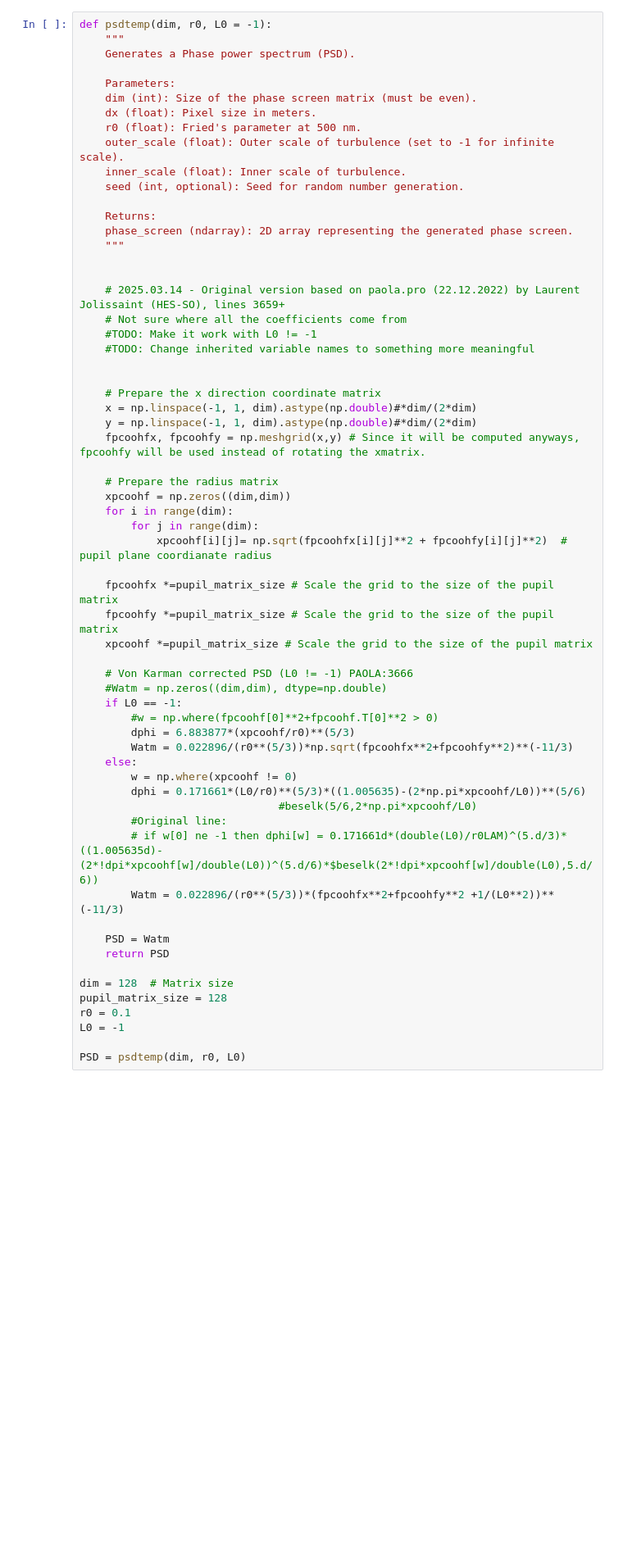
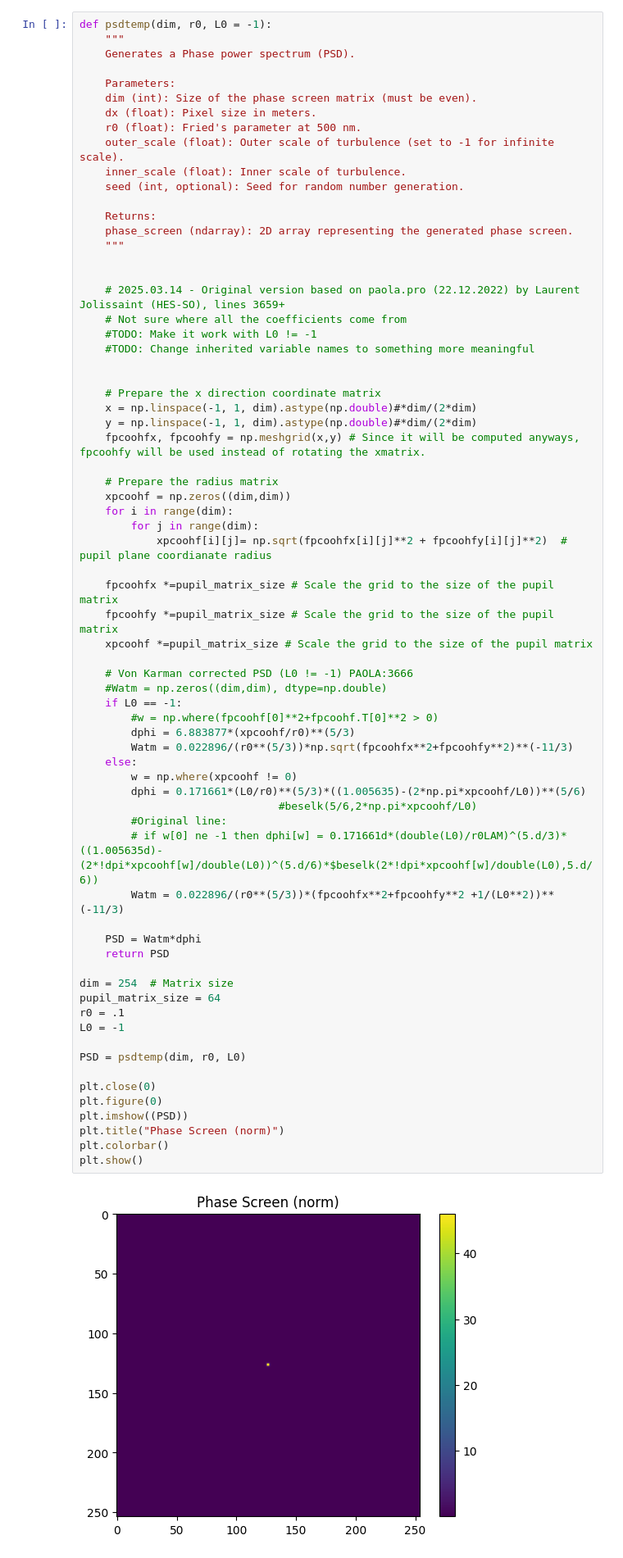
Before and after one commit to HumbertDominique/OWS, a Jupyter notebook: temp.ipynb, the cells around one changed output. Shown at 82% size. Drawn from its saved outputs; the diff is of its cells as text; blank space fills up the shorter version.

```diff
--- a/temp.ipynb
+++ b/temp.ipynb
@@ -40,37 +40,46 @@ def psdtemp(dim, r0, L0 = -1):
 
     # Prepare the radius matrix
     xpcoohf = np.zeros((dim,dim))
     for i in range(dim):
         for j in range(dim):
             xpcoohf[i][j]= np.sqrt(fpcoohfx[i][j]**2 + fpcoohfy[i][j]**2)  # pupil plane coordianate radius
 
     fpcoohfx *=pupil_matrix_size # Scale the grid to the size of the pupil matrix
     fpcoohfy *=pupil_matrix_size # Scale the grid to the size of the pupil matrix
     xpcoohf *=pupil_matrix_size # Scale the grid to the size of the pupil matrix
 
     # Von Karman corrected PSD (L0 != -1) PAOLA:3666
     #Watm = np.zeros((dim,dim), dtype=np.double)
     if L0 == -1:
         #w = np.where(fpcoohf[0]**2+fpcoohf.T[0]**2 > 0)
         dphi = 6.883877*(xpcoohf/r0)**(5/3)
         Watm = 0.022896/(r0**(5/3))*np.sqrt(fpcoohfx**2+fpcoohfy**2)**(-11/3)
     else:
         w = np.where(xpcoohf != 0)
         dphi = 0.171661*(L0/r0)**(5/3)*((1.005635)-(2*np.pi*xpcoohf/L0))**(5/6)
                                #beselk(5/6,2*np.pi*xpcoohf/L0)
         #Original line:
         # if w[0] ne -1 then dphi[w] = 0.171661d*(double(L0)/r0LAM)^(5.d/3)*((1.005635d)-(2*!dpi*xpcoohf[w]/double(L0))^(5.d/6)*$beselk(2*!dpi*xpcoohf[w]/double(L0),5.d/6))
         Watm = 0.022896/(r0**(5/3))*(fpcoohfx**2+fpcoohfy**2 +1/(L0**2))**(-11/3)
 
-    PSD = Watm
+    PSD = Watm*dphi
     return PSD
 
-dim = 128  # Matrix size
-pupil_matrix_size = 128
-r0 = 0.1
+dim = 254  # Matrix size
+pupil_matrix_size = 64
+r0 = .1
 L0 = -1
 
 PSD = psdtemp(dim, r0, L0)
+
+plt.close(0)
+plt.figure(0)
+plt.imshow((PSD))
+plt.title("Phase Screen (norm)")
+plt.colorbar()
+plt.show()
+# %% [output]
+[figure, added]
 # %% [markdown]
 ## Phase screen
 # %%
```
Also changed, not shown: parts of 1 cell of this notebook.
